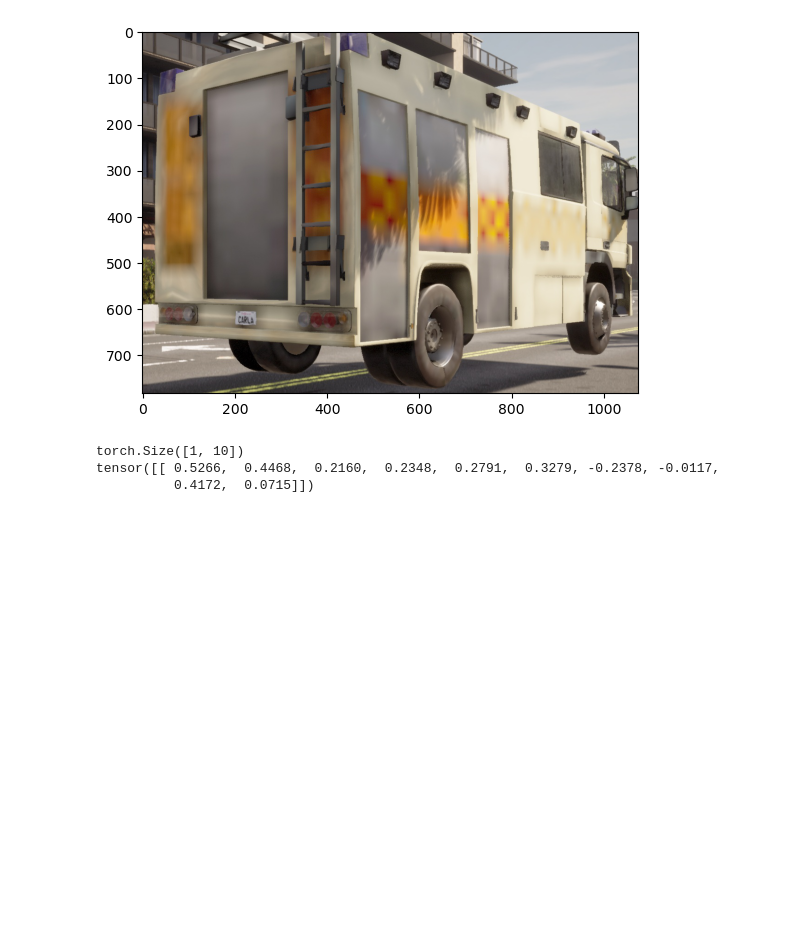
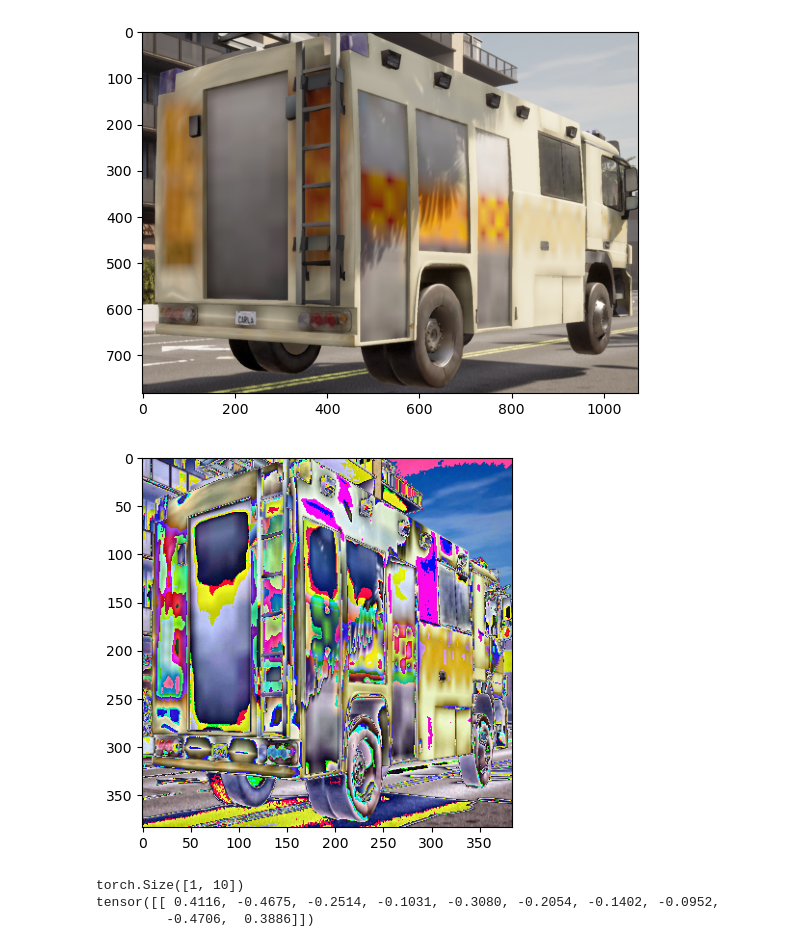
Before and after one commit to AbinashChetia/vehicle_reid, a Jupyter notebook: vit_trial.ipynb, the cells around one changed output. Drawn from its saved outputs; the diff is of its cells as text; code cells hidden in the pictures; blank space fills up the shorter version.

Commit message:
Visualized pre-processed image

```diff
--- a/vit_trial.ipynb
+++ b/vit_trial.ipynb
@@ -15,22 +15,31 @@ plt.show()
 # %%
 model = ViTEncoder(out_dim=10)
 
 preprocess = transforms.Compose([
     transforms.Resize((384, 384)),
     transforms.ToTensor(),
     transforms.Normalize(mean=[0.485, 0.456, 0.406], std=[0.229, 0.224, 0.225]),
 ])
 
 image_tensor = preprocess(image).unsqueeze(0)  # Add batch dimension
 
-# Generate encodings
-model.eval()  # Set the model to evaluation mode
-with torch.no_grad():
-    encodings = model(image_tensor)
+# Convert the tensor to a PIL image
+preprocessed_image = transforms.ToPILImage()(image_tensor.squeeze(0))
 
-print(encodings.shape)
-print(encodings)
+# Display the pre-processed image
+plt.imshow(preprocessed_image)
+plt.show()
 # %% [output]
-torch.Size([1, 10])
-tensor([[ 0.5266,  0.4468,  0.2160,  0.2348,  0.2791,  0.3279, -0.2378, -0.0117,
-          0.4172,  0.0715]])
+[figure, added]
+# %%
+# Generate encodings
+model.eval()  # Set the model to evaluation mode
+with torch.no_grad():
+    encodings = model(image_tensor)
+
+print(encodings.shape)
+print(encodings)
+# %% [output]
+torch.Size([1, 10])
+tensor([[ 0.4116, -0.4675, -0.2514, -0.1031, -0.3080, -0.2054, -0.1402, -0.0952,
+         -0.4706,  0.3886]])
```
